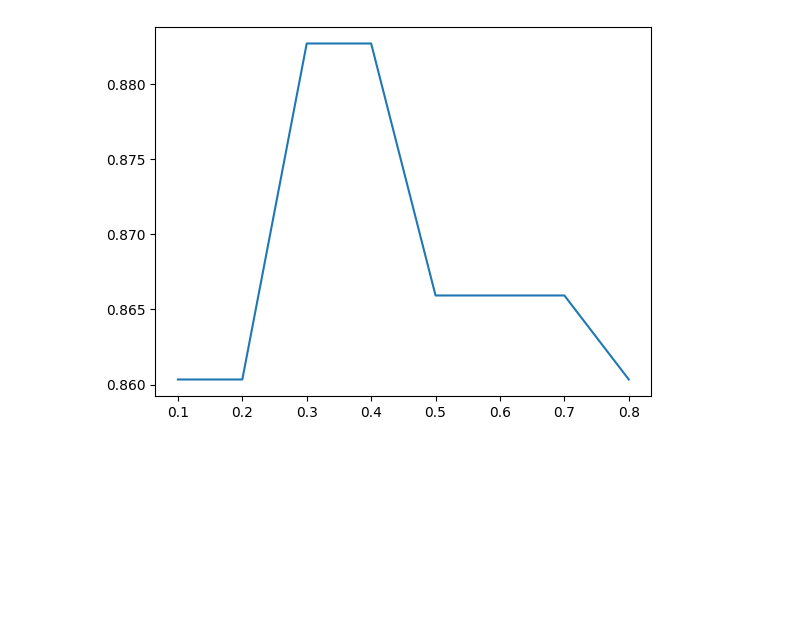
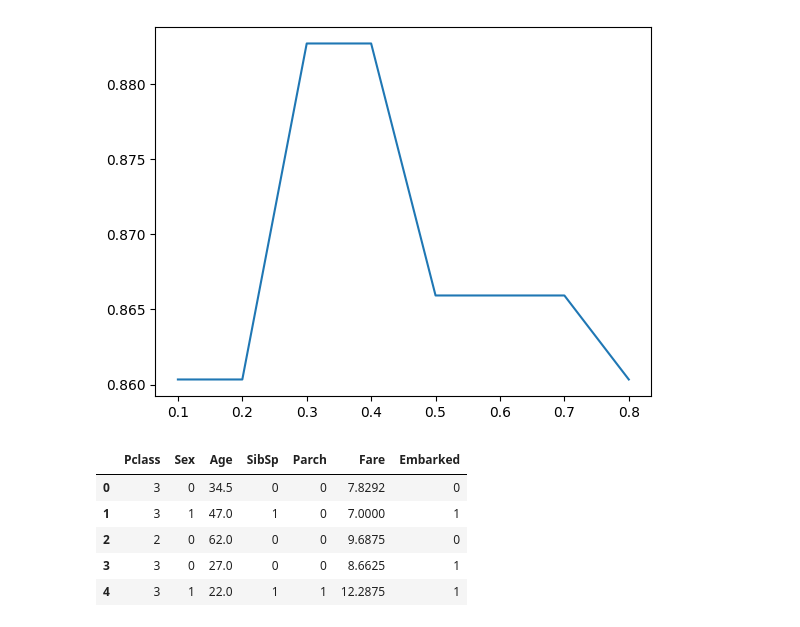
Before and after one commit to Koslowsky1337/Python_Aufgaben, a Jupyter notebook: titanic_death/analyse.ipynb, the cells around one changed output. Drawn from its saved outputs; the diff is of its cells as text; code cells hidden in the pictures; blank space fills up the shorter version.

```diff
--- a/titanic_death/analyse.ipynb
+++ b/titanic_death/analyse.ipynb
@@ -13,6 +13,7 @@ from sklearn import tree
 
 # Load CSV into Dataframe from Data folder
 titanic = pd.read_csv('data/train-2.csv')
+test = pd.read_csv('data/test.csv')
 # %%
 titanic.head()
 # %% [output]
@@ -39,6 +40,17 @@ titanic = convert_col_to_numerical(titanic, 'Embarked') # S = 0 | C = 1 | Q = 2
 titanic.drop(['PassengerId', 'Name', 'Cabin', 'Ticket'], axis=1, inplace=True)
 
 titanic['Age'].fillna(titanic['Age'].mean(), inplace=True)
+
+
+
+test = convert_col_to_numerical(test, 'Sex') # Male = 0 | Female = 1
+test = convert_col_to_numerical(test, 'Embarked') # S = 0 | C = 1 | Q = 2
+
+ids = test['PassengerId']
+test.drop(['PassengerId', 'Name', 'Cabin', 'Ticket'], axis=1, inplace=True)
+
+test['Age'].fillna(test['Age'].mean(), inplace=True)
+test['Fare'].fillna(test['Fare'].mean(), inplace=True)
 # %%
 titanic.head()
 # %% [output]
@@ -190,3 +202,12 @@ plt.plot(vars, scores)
 plt.show()
 # %% [output]
 [figure]
+# %%
+test.head()
+# %% [output]
+|  | Pclass | Sex | Age | SibSp | Parch | Fare | Embarked |
+| 0 | 3 | 0 | 34.5 | 0 | 0 | 7.8292 | 0 |
+| 1 | 3 | 1 | 47.0 | 1 | 0 | 7.0000 | 1 |
+| 2 | 2 | 0 | 62.0 | 0 | 0 | 9.6875 | 0 |
+| 3 | 3 | 0 | 27.0 | 0 | 0 | 8.6625 | 1 |
+| 4 | 3 | 1 | 22.0 | 1 | 1 | 12.2875 | 1 |
```
Also changed, not shown: parts of 2 cells of this notebook, 2 other files.
